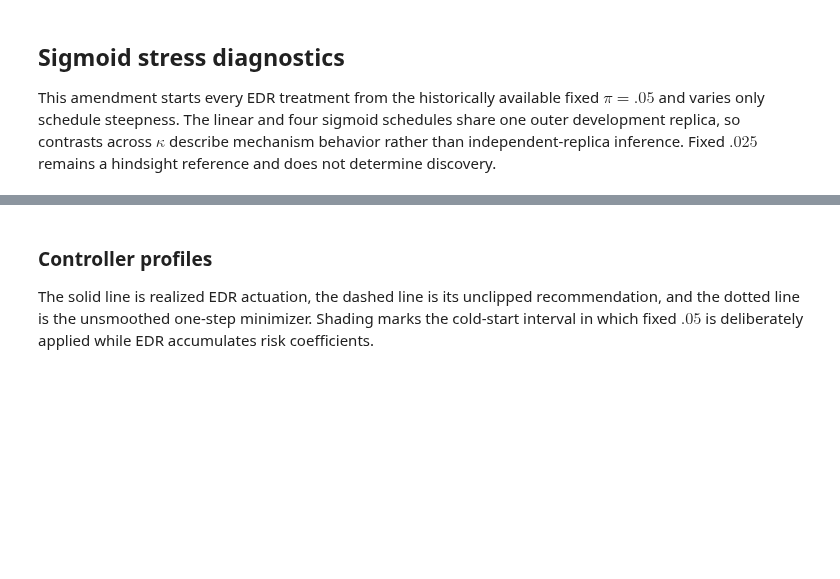
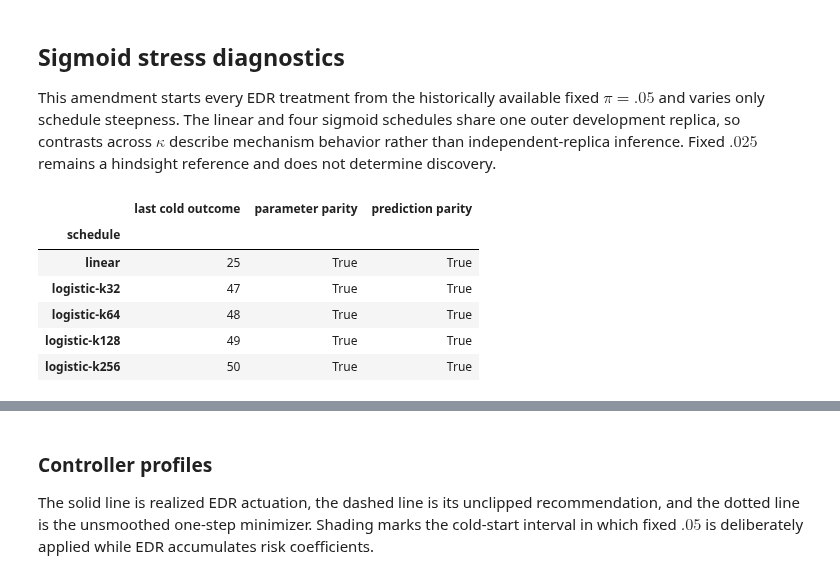
Before and after one commit to wdurno/notebooks, a Jupyter notebook: amari-chenstov-updates/mnist_experiment/plan4_edr_results.ipynb, the cells around one changed output, grey strips where cells are left out. Saved outputs shown, nothing was run; the diff lists cells and outputs as text; code cells hidden in the pictures; blank space fills up the shorter version.

```diff
--- a/amari-chenstov-updates/mnist_experiment/plan4_edr_results.ipynb
+++ b/amari-chenstov-updates/mnist_experiment/plan4_edr_results.ipynb
@@ -210,15 +225,23 @@ EDR demonstrates **mechanical discovery**: despite starting at $.05$, its final
 
 This amendment starts every EDR treatment from the historically available fixed $\pi=.05$ and varies only schedule steepness. The linear and four sigmoid schedules share one outer development replica, so contrasts across $\kappa$ describe mechanism behavior rather than independent-replica inference. Fixed $.025$ remains a hindsight reference and does not determine discovery.
 # %%
-STRESS = ROOT / 'cache/mnist_experiment/plan4/edr/stress/analysis/edr_stress__0782e586b53d'
+STRESS = ROOT / 'cache/mnist_experiment/plan4/edr/stress/analysis/edr_stress__8f56773be109'
 if not (STRESS / 'COMPLETED').is_file():
     raise FileNotFoundError(f'completed EDR stress artifact is required: {STRESS}')
 STRESS_SUMMARY = json.loads((STRESS / 'summary.json').read_text(encoding='utf-8'))
 stress_order = ['linear', 'logistic-k32', 'logistic-k64', 'logistic-k128', 'logistic-k256']
 parity = pd.DataFrame([{
     'schedule': schedule,
     'last cold outcome': STRESS_SUMMARY['schedules'][schedule]['last_cold_outcome_step'],
     'parameter parity': STRESS_SUMMARY['schedules'][schedule]['cold_prefix_parameter_parity_with_fixed_005'],
     'prediction parity': STRESS_SUMMARY['schedules'][schedule]['cold_prefix_prediction_parity_with_fixed_005'],
 } for schedule in stress_order]).set_index('schedule')
 parity
+# %% [output]
+|  | last cold outcome | parameter parity | prediction parity |
+| schedule |  |  |  |
+| linear | 25 | True | True |
+| logistic-k32 | 47 | True | True |
+| logistic-k64 | 48 | True | True |
+| logistic-k128 | 49 | True | True |
+| logistic-k256 | 50 | True | True |
```
Also changed, not shown: parts of 16 cells of this notebook, 4 other files.
